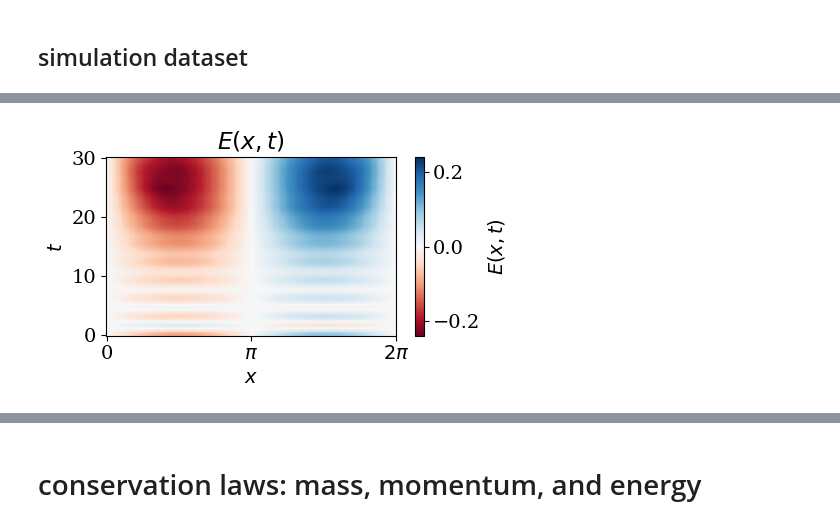
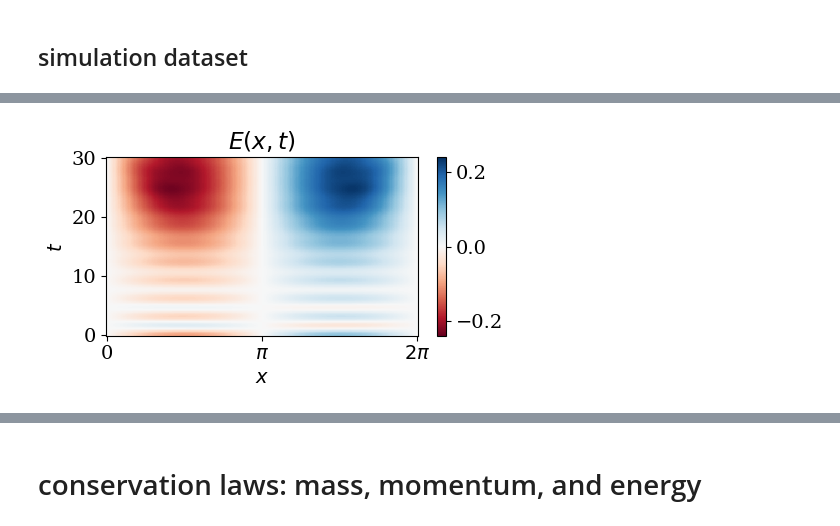
Before and after one commit to opaliss/HermiteFD-ROM, a Jupyter notebook: ROM/two_stream_instability_ROM.ipynb, the cells around one changed output, grey strips where cells are left out. Saved outputs shown, nothing was run; the diff lists cells and outputs as text; code cells hidden in the pictures.

```diff
--- a/ROM/two_stream_instability_ROM.ipynb
+++ b/ROM/two_stream_instability_ROM.ipynb
@@ -17,14 +17,4 @@ font = {'family' : 'serif',
 matplotlib.rc('font', **font)
 matplotlib.rc('xtick', labelsize=14)
 matplotlib.rc('ytick', labelsize=14)
-
-import matplotlib.pyplot as plt
-from matplotlib import animation
-from IPython.display import HTML
-
-plt.rcParams['figure.figsize'] = (5,3)
-plt.rcParams['figure.dpi'] = 100
-plt.rcParams['savefig.dpi'] = 100
-plt.rcParams["animation.html"] = "jshtml"  # for matplotlib 2.1 and above, uses JavaScript
-#plt.rcParams["animation.html"] = "html5" # for matplotlib 2.0 and below, converts to x264 using ffmpeg video codec
 # %% [markdown]
@@ -47,7 +37,7 @@ setup = SimulationSetupTwoStreamROM(Nx=251,
                                     nu_e2=15,
                                     n0_e1=0.5,
                                     n0_e2=0.5,
-                                    Nr=150,
+                                    Nr=120,
                                     M=3,
                                     problem_dir="two_stream",
                                     Ur_e1=np.load("../data/ROM/two_stream/basis_SVD_e1_0_30_M_3.npy"),
@@ -67,8 +57,8 @@ x = np.linspace(0, setup.L, setup.Nx + 1, endpoint=True)
 skip = 10
 
 # load the simulation results
-sol_u_reduced = np.load("../data/ROM/two_stream/sample_" + str(setup.u_e2) + "/M" + str(setup.M) + "/sol_ROM_u_" + str(setup.Nr) + "_nu_" + str(setup.nu_e1) + "_" + str(setup.T0) + "_" + str(setup.T) + ".npy")[:, ::skip]
-sol_midpoint_t = np.load("../data/ROM/two_stream/sample_" + str(setup.u_e2) + "/M" + str(setup.M) + "/sol_ROM_t_" + str(setup.Nr) + "_nu_" + str(setup.nu_e1) + "_" + str(setup.T0) + "_" + str(setup.T) + ".npy")[::skip]
+sol_u_reduced = np.load("../data/ROM/two_stream/sample_" + str(setup.u_e2) + "/M" + str(setup.M) + "/sol_ROM_u_" + str(setup.Nr) + "_" + str(setup.T0) + "_" + str(setup.T) + ".npy")[:, ::skip]
+sol_midpoint_t = np.load("../data/ROM/two_stream/sample_" + str(setup.u_e2) + "/M" + str(setup.M) + "/sol_ROM_t_" + str(setup.Nr) + "_" + str(setup.T0) + "_" + str(setup.T) + ".npy")[::skip]
 setup.dt = setup.dt * skip
 
 # print simulation dimensions
@@ -98,27 +88,25 @@ state_i_midpoint = np.zeros((setup.Nv,  setup.Nx + 1, len(sol_midpoint_t)))
 # initialize the electric potential
 E_midpoint = np.zeros((setup.Nx + 1, len(sol_midpoint_t)))
 
+
+# unwind the flattening to solve the Vlasov-Poisson system
+# electrons species 1
+state_e1_midpoint[:, :-1, :]  = np.reshape(sol_midpoint_u[:setup.Nv*setup.Nx, :], (setup.Nv, setup.Nx, len(sol_midpoint_t)))
+state_e1_midpoint[:, -1, :] = state_e1_midpoint[:, 0, :]
+# electrons species 2
+state_e2_midpoint[:, :-1, :]  = np.reshape(sol_midpoint_u[setup.Nv*setup.Nx:, :], (setup.Nv, setup.Nx, len(sol_midpoint_t)))
+state_e2_midpoint[:, -1, :] = state_e2_midpoint[:, 0, :]
+
 for ii in np.arange(0, len(sol_midpoint_t), 1):
-    print("time = ", sol_midpoint_t[ii])
-    # unwind the flattening to solve the Vlasov-Poisson system
-    # electrons
-    state_e1_midpoint[:, :-1, ii]  = np.reshape(sol_midpoint_u[:setup.Nv*setup.Nx, ii], (setup.Nv, setup.Nx))
-    state_e1_midpoint[:, -1, ii] = state_e1_midpoint[:, 0, ii]
-
-    state_e2_midpoint[:, :-1, ii]  = np.reshape(sol_midpoint_u[setup.Nv*setup.Nx:, ii], (setup.Nv, setup.Nx))
-    state_e2_midpoint[:, -1, ii] = state_e2_midpoint[:, 0, ii]
-
     # immobile ions
     state_i_midpoint[0, :-1, ii] = C0_ions
-    state_i_midpoint[0, -1, ii] = state_i_midpoint[0, 0, ii]
+    # enforce periodicity
+    state_i_midpoint[0, -1, ii] = C0_ions[0]
 
     # solve Poisson's equation to obtain an electric field
     rho = charge_density_two_stream(alpha_e1=setup.alpha_e1,alpha_e2=setup.alpha_e2, alpha_i=setup.alpha_i,
                                         q_e1=setup.q_e1, q_e2=setup.q_e2, q_i=setup.q_i,
-                                        C0_e1=state_e1_midpoint[0, :-1, ii],
-                                        C0_e2=state_e2_midpoint[0, :-1, ii],
-                                        C0_i=C0_ions)
-
+                                        C0_e1=state_e1_midpoint[0, :-1, ii], C0_e2=state_e2_midpoint[0, :-1, ii], C0_i=C0_ions)
 
     E_midpoint[:-1, ii] = gmres_solver(rhs=rho, D=setup.D, D_inv=setup.D_inv, atol=1e-12, rtol=1e-12)
     E_midpoint[-1, ii] = E_midpoint[0, ii]
@@ -143,16 +113,13 @@ time =  30.0
 # %%
 # plot the electric field
 fig, ax = plt.subplots(figsize=(5, 3))
 pos = ax.pcolormesh(x, sol_midpoint_t, E_midpoint.T, cmap="RdBu",vmin=-0.24, vmax=0.24)
 cbar = fig.colorbar(pos)
-cbar.ax.set_ylabel("$E(x, t)$", rotation=90)
 ax.set_title("$E(x, t)$")
 ax.set_xlabel("$x$")
 _ = ax.set_xticks([0, np.pi, 2*np.pi])
 _ = ax.set_xticklabels([r"0", r"$\pi$", r"$2\pi$"])
 _ = ax.set_ylabel("$t$")
 plt.tight_layout()
-
-#plt.savefig("../figs/ROM/two_stream/electric_field_ROM_" + str(setup.u_e2)+ ".png", dpi=600)
 # %% [output]
-[figure, old version]
+[figure, new version]
```
Also changed, not shown: parts of 21 cells of this notebook, 11 other files.
